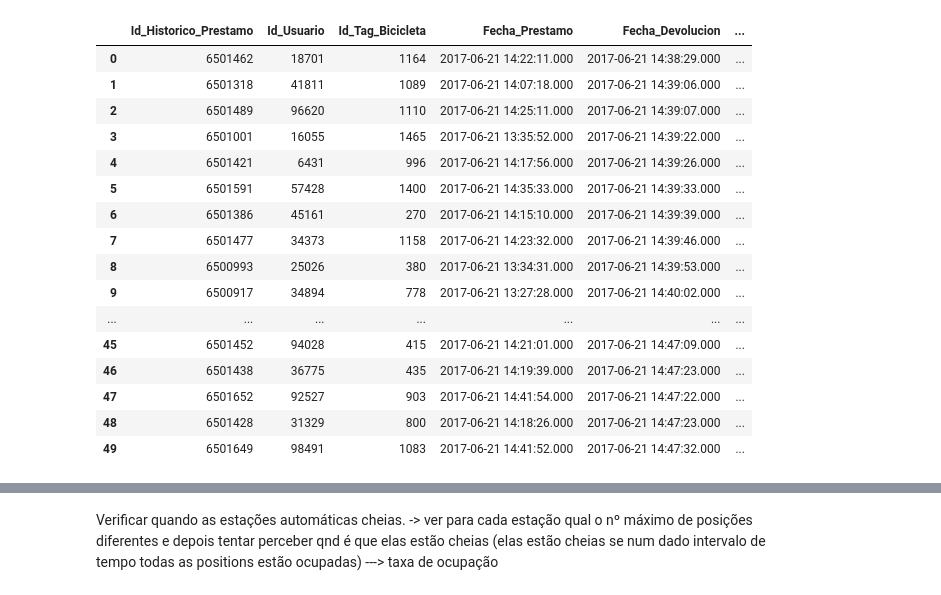
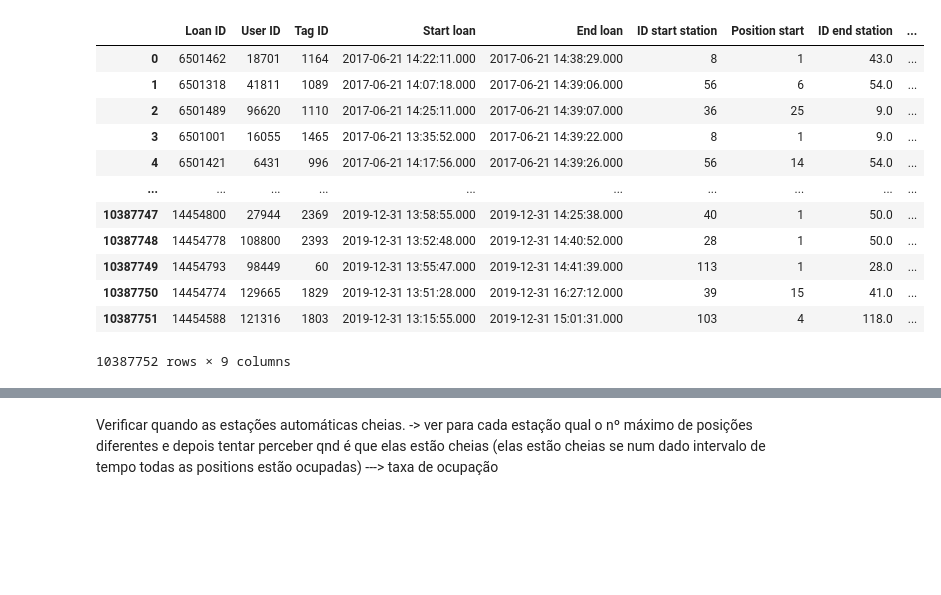
Before and after one commit to anafsa/ChildrenOfJupyter, a Jupyter notebook: Stage-3/EDA-Ana.ipynb, the cells around one changed output, grey strips where cells are left out. Drawn from its saved outputs; the diff is of its cells as text; code cells hidden in the pictures; blank space fills up the shorter version.

```diff
--- a/Stage-3/EDA-Ana.ipynb
+++ b/Stage-3/EDA-Ana.ipynb
@@ -6,4 +8,2 @@ import pickle
 # %%
 base = '/home/ana/Downloads/'
-# %%
-df = pd.read_pickle(base + 'df_clean')
@@ -24,20 +10,40 @@ df.head(columns={
+# %%
+def get_loans_clean(base):
+
+    df = pd.read_pickle(base + 'df_clean')[["Id_Historico_Prestamo", "Id_Usuario", "Id_Tag_Bicicleta", \
+            "Fecha_Prestamo", "Fecha_Devolucion", "Id_Aparcamiento_Origen", "Posicion_Origen", \
+            "Id_Aparcamiento_Destino", "Posicion_Destino"]]
+
+    # Rename columns
+    # The same bike can have multiple tags over the year.
+    df = df.rename(columns={
+        "Id_Historico_Prestamo": "Loan ID",
+        "Id_Usuario": "User ID",
+        "Id_Tag_Bicicleta": "Tag ID",
+        "Fecha_Prestamo": "Start loan",
+        "Fecha_Devolucion": "End loan",
+        "Id_Aparcamiento_Origen": "ID start station",
+        "Posicion_Origen": "Position start",
+        "Id_Aparcamiento_Destino": "ID end station",
+        "Posicion_Destino": "Position end"
+    })
+
+    return df
+
+df = get_loans_clean(base)
 # %%
-df.head(50)
+df
 # %% [output]
-|  | Id_Historico_Prestamo | Id_Usuario | Id_Tag_Bicicleta | Fecha_Prestamo | Fecha_Devolucion | ... |
-| 0 | 6501462 | 18701 | 1164 | 2017-06-21 14:22:11.000 | 2017-06-21 14:38:29.000 | ... |
-| 1 | 6501318 | 41811 | 1089 | 2017-06-21 14:07:18.000 | 2017-06-21 14:39:06.000 | ... |
-| 2 | 6501489 | 96620 | 1110 | 2017-06-21 14:25:11.000 | 2017-06-21 14:39:07.000 | ... |
-| 3 | 6501001 | 16055 | 1465 | 2017-06-21 13:35:52.000 | 2017-06-21 14:39:22.000 | ... |
-| 4 | 6501421 | 6431 | 996 | 2017-06-21 14:17:56.000 | 2017-06-21 14:39:26.000 | ... |
-| 5 | 6501591 | 57428 | 1400 | 2017-06-21 14:35:33.000 | 2017-06-21 14:39:33.000 | ... |
-| 6 | 6501386 | 45161 | 270 | 2017-06-21 14:15:10.000 | 2017-06-21 14:39:39.000 | ... |
-| 7 | 6501477 | 34373 | 1158 | 2017-06-21 14:23:32.000 | 2017-06-21 14:39:46.000 | ... |
-| 8 | 6500993 | 25026 | 380 | 2017-06-21 13:34:31.000 | 2017-06-21 14:39:53.000 | ... |
-| 9 | 6500917 | 34894 | 778 | 2017-06-21 13:27:28.000 | 2017-06-21 14:40:02.000 | ... |
-| ... | ... | ... | ... | ... | ... | ... |
-| 45 | 6501452 | 94028 | 415 | 2017-06-21 14:21:01.000 | 2017-06-21 14:47:09.000 | ... |
-| 46 | 6501438 | 36775 | 435 | 2017-06-21 14:19:39.000 | 2017-06-21 14:47:23.000 | ... |
-| 47 | 6501652 | 92527 | 903 | 2017-06-21 14:41:54.000 | 2017-06-21 14:47:22.000 | ... |
-| 48 | 6501428 | 31329 | 800 | 2017-06-21 14:18:26.000 | 2017-06-21 14:47:23.000 | ... |
-| 49 | 6501649 | 98491 | 1083 | 2017-06-21 14:41:52.000 | 2017-06-21 14:47:32.000 | ... |
+|  | Loan ID | User ID | Tag ID | Start loan | End loan | ID start station | Position start | ID end station | ... |
+| 0 | 6501462 | 18701 | 1164 | 2017-06-21 14:22:11.000 | 2017-06-21 14:38:29.000 | 8 | 1 | 43.0 | ... |
+| 1 | 6501318 | 41811 | 1089 | 2017-06-21 14:07:18.000 | 2017-06-21 14:39:06.000 | 56 | 6 | 54.0 | ... |
+| 2 | 6501489 | 96620 | 1110 | 2017-06-21 14:25:11.000 | 2017-06-21 14:39:07.000 | 36 | 25 | 9.0 | ... |
+| 3 | 6501001 | 16055 | 1465 | 2017-06-21 13:35:52.000 | 2017-06-21 14:39:22.000 | 8 | 1 | 9.0 | ... |
+| 4 | 6501421 | 6431 | 996 | 2017-06-21 14:17:56.000 | 2017-06-21 14:39:26.000 | 56 | 14 | 54.0 | ... |
+| ... | ... | ... | ... | ... | ... | ... | ... | ... | ... |
+| 10387747 | 14454800 | 27944 | 2369 | 2019-12-31 13:58:55.000 | 2019-12-31 14:25:38.000 | 40 | 1 | 50.0 | ... |
+| 10387748 | 14454778 | 108800 | 2393 | 2019-12-31 13:52:48.000 | 2019-12-31 14:40:52.000 | 28 | 1 | 50.0 | ... |
+| 10387749 | 14454793 | 98449 | 60 | 2019-12-31 13:55:47.000 | 2019-12-31 14:41:39.000 | 113 | 1 | 28.0 | ... |
+| 10387750 | 14454774 | 129665 | 1829 | 2019-12-31 13:51:28.000 | 2019-12-31 16:27:12.000 | 39 | 15 | 41.0 | ... |
+| 10387751 | 14454588 | 121316 | 1803 | 2019-12-31 13:15:55.000 | 2019-12-31 15:01:31.000 | 103 | 4 | 118.0 | ... |
+10387752 rows × 9 columns
```
Also changed, not shown: parts of 34 cells of this notebook.
